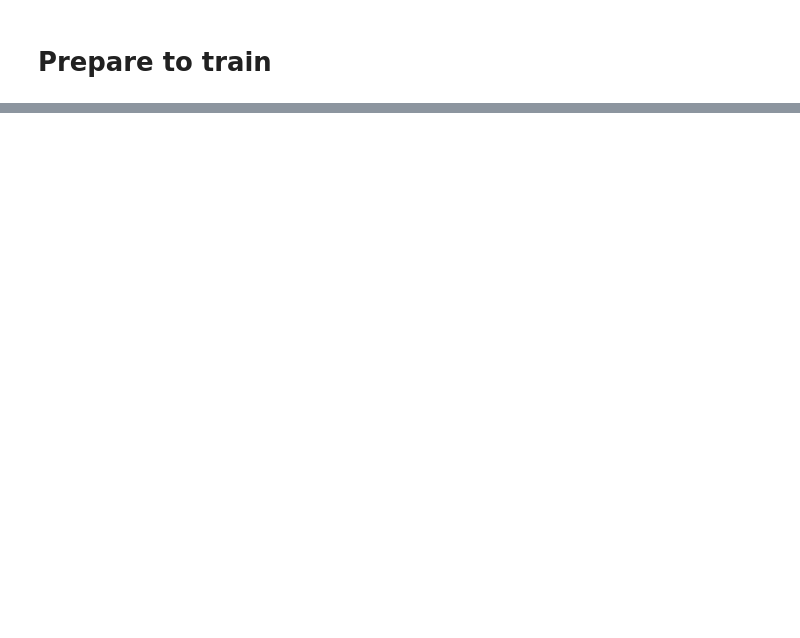
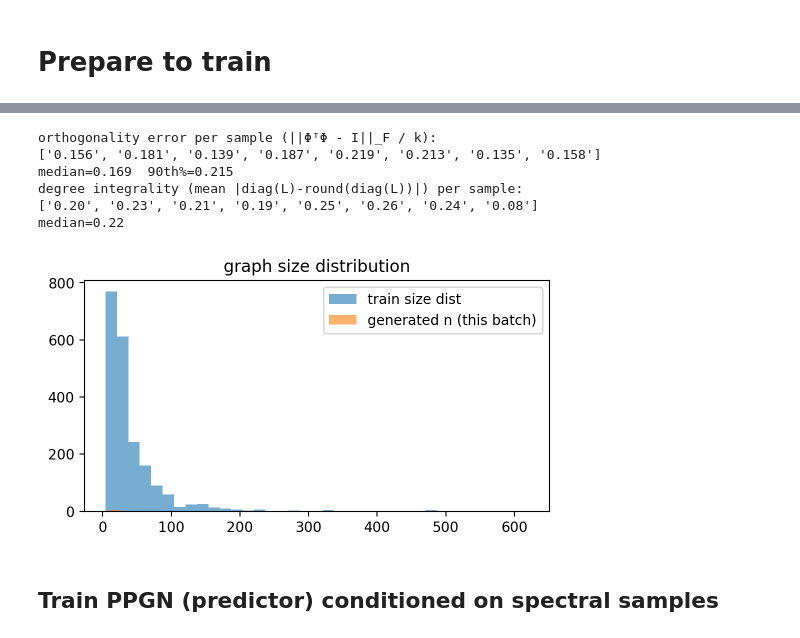
Before and after one commit to Lotfollahi-lab/g2t-reproducibility, a Jupyter notebook: experiments/ggsd/00_proteins_baseline/notebooks/ggsd_training.ipynb, the cells around one changed output, grey strips where cells are left out. Saved outputs shown, nothing was run; the diff lists cells and outputs as text; code cells hidden in the pictures; blank space fills up the shorter version.

```diff
--- a/experiments/ggsd/00_proteins_baseline/notebooks/ggsd_training.ipynb
+++ b/experiments/ggsd/00_proteins_baseline/notebooks/ggsd_training.ipynb
@@ -1217,0 +481,51 @@ IndexError: Dimension out of range (expected to be in range of [-1, 0], but got
+# %%
+# 1) Orthogonality check (Φ should be ~orthonormal on active dims)
+errs = []
+ns   = []
+for i in range(XX.shape[0]):
+    n_i = effective_n(XX[i, :, :k])
+    phi = XX[i, :n_i, :k]
+    err = orthogonality_error(phi)
+    errs.append(err); ns.append(n_i)
+
+print(f"orthogonality error per sample (||ΦᵀΦ - I||_F / k):")
+print([f"{e:.3f}" for e in errs])
+print(f"median={np.median(errs):.3f}  90th%={np.percentile(errs,90):.3f}")
+
+# 2) Degree integrality: how integer-like are diagonal entries of L?
+def degree_integrality(phi, lam):
+    L = (phi * lam[None, :]) @ phi.t()
+    d  = L.diag().cpu().numpy()
+    return float(np.mean(np.abs(d - np.rint(d))))
+
+ints = []
+for i in range(XX.shape[0]):
+    n_i = effective_n(XX[i, :, :k])
+    phi = XX[i, :n_i, :k]
+    lam = YY[i, 0, :k]
+    ints.append(degree_integrality(phi, lam))
+print("degree integrality (mean |diag(L)-round(diag(L))|) per sample:")
+print([f"{v:.2f}" for v in ints])
+print(f"median={np.median(ints):.2f}")
+
+# 3) Size distribution sanity: generated vs. training
+from dataset.load_data_generated import LaplacianDatasetNX
+train_set = LaplacianDatasetNX("proteins", str(REPO/"data"/"proteins"),
+                               point_dim=k, smallest=False, split='train_train',
+                               scaler="standard", nodefeatures=False)
+# sample a bunch of sizes from the train distribution for comparison
+train_sizes = [int(s) for s in train_set.sample_n_nodes(2048)]
+plt.figure(figsize=(6,3))
+plt.hist(train_sizes, bins=30, alpha=0.6, label="train size dist")
+plt.hist(ns,          bins=30, alpha=0.6, label="generated n (this batch)")
+plt.legend(); plt.title("graph size distribution"); plt.show()
+# %% [output]
+orthogonality error per sample (||ΦᵀΦ - I||_F / k):
+['0.156', '0.181', '0.139', '0.187', '0.219', '0.213', '0.135', '0.158']
+median=0.169  90th%=0.215
+degree integrality (mean |diag(L)-round(diag(L))|) per sample:
+['0.20', '0.23', '0.21', '0.19', '0.25', '0.26', '0.24', '0.08']
+median=0.22
+[figure, added]
+# %% [markdown]
+## Train PPGN (predictor) conditioned on spectral samples
```
Also changed, not shown: parts of 57 cells of this notebook, 4 other files.
